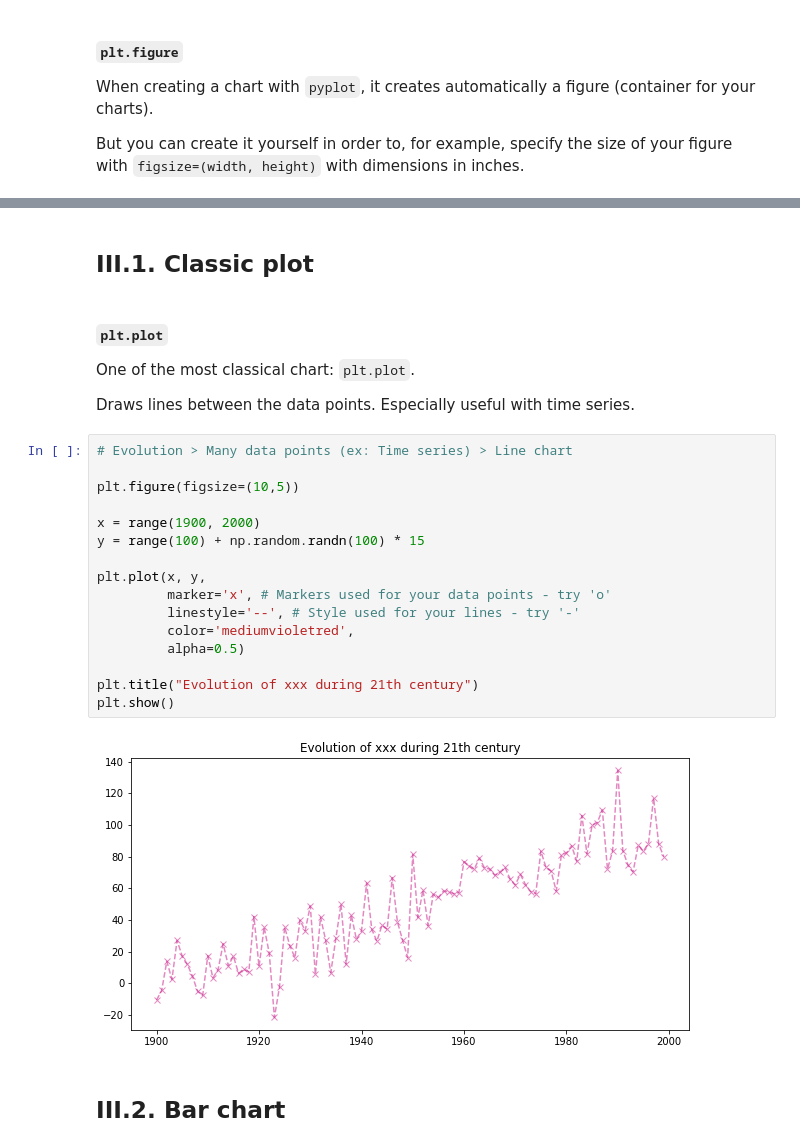
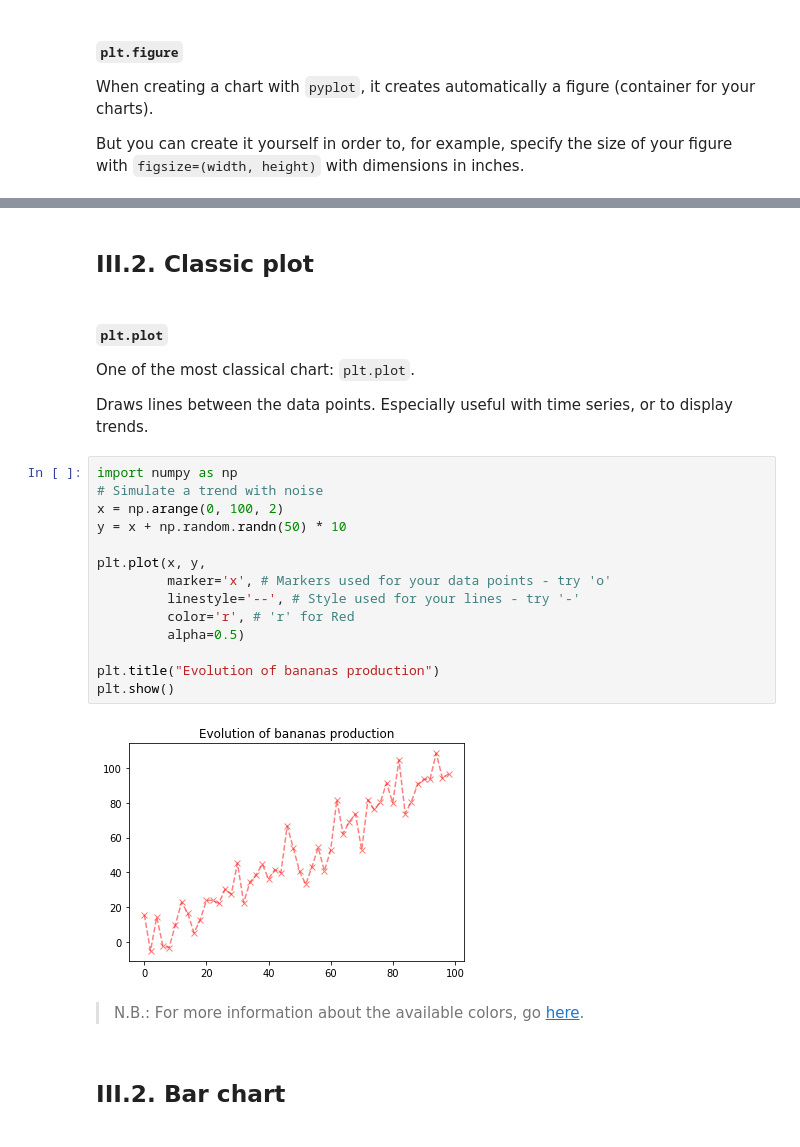
Before and after one commit to vincent-vdb/Edhec_2020_ML_Intro, a Jupyter notebook: 02_Scientific_Computing/02_Data-Visualization.ipynb, the cells around one changed output, grey strips where cells are left out. Saved outputs shown, nothing was run; the diff lists cells and outputs as text.

```diff
--- a/02_Scientific_Computing/02_Data-Visualization.ipynb
+++ b/02_Scientific_Computing/02_Data-Visualization.ipynb
@@ -230,29 +214,29 @@ plt.show()
 # %% [markdown]
-## III.1. Classic plot
+## III.2. Classic plot
 # %% [markdown]
 #### `plt.plot`
 
 One of the most classical chart: `plt.plot`.
 
-Draws lines between the data points. Especially useful with time series.
+Draws lines between the data points. Especially useful with time series, or to display trends.
 # %%
-# Evolution > Many data points (ex: Time series) > Line chart
-
-plt.figure(figsize=(10,5))
-
-x = range(1900, 2000)
-y = range(100) + np.random.randn(100) * 15
+import numpy as np
+# Simulate a trend with noise
+x = np.arange(0, 100, 2)
+y = x + np.random.randn(50) * 10
 
 plt.plot(x, y,
          marker='x', # Markers used for your data points - try 'o'
          linestyle='--', # Style used for your lines - try '-'
-         color='mediumvioletred',
+         color='r', # 'r' for Red
          alpha=0.5)
 
-plt.title("Evolution of xxx during 21th century")
+plt.title("Evolution of bananas production")
 plt.show()
 # %% [output]
-[figure, old version]
+[figure, new version]
+# %% [markdown]
+> N.B.: For more information about the available colors, go [here](https://matplotlib.org/3.1.0/gallery/color/named_colors.html).
 # %% [markdown]
 ## III.2. Bar chart
 # %% [markdown]
```
Also changed, not shown: parts of 30 cells of this notebook, 5 other files.
